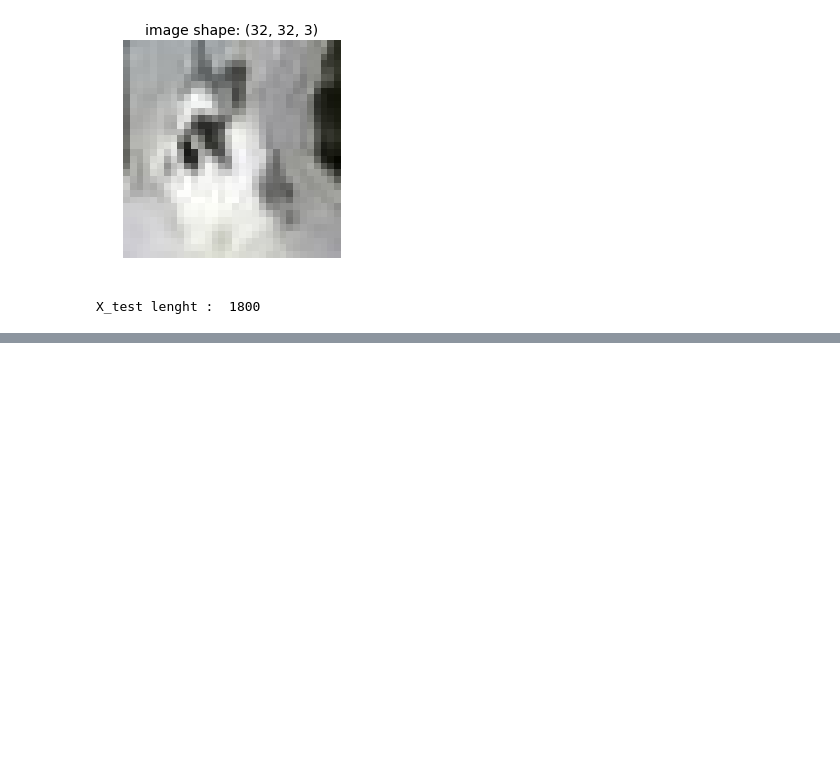
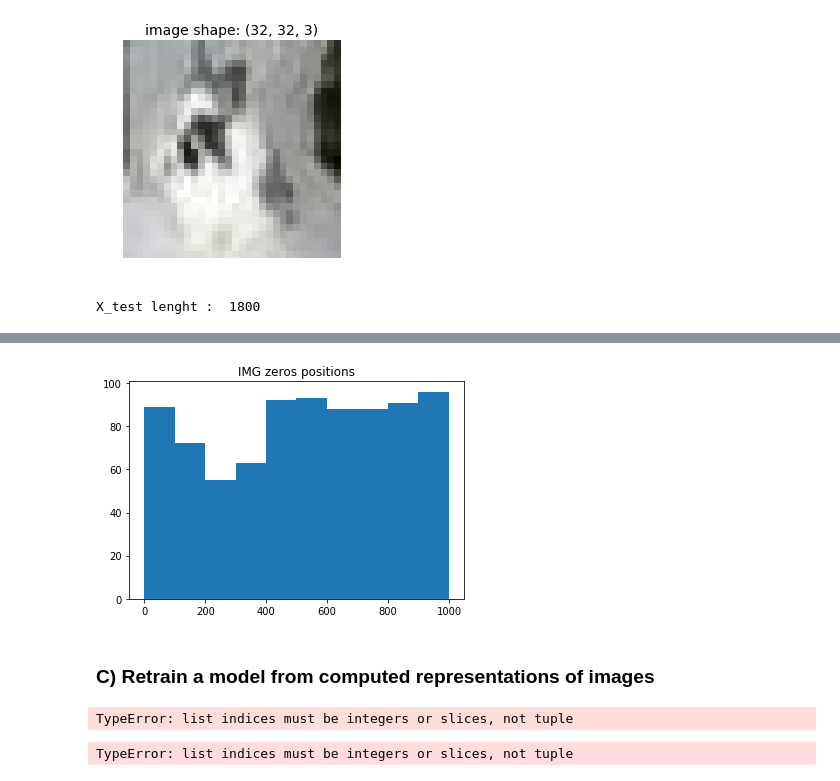
Before and after one commit to JeremyBouhi/DeepLearning, a Jupyter notebook: DeepLearningProject.ipynb, the cells around one changed output, grey strips where cells are left out. Cells and saved outputs as stored; diff of their text form; code cells hidden in the pictures; blank space fills up the shorter version.

```diff
--- a/DeepLearningProject.ipynb
+++ b/DeepLearningProject.ipynb
@@ -117,0 +181,8 @@ X_test lenght :  1800
+# %%
+#Create a truncated Model using ResNet50.input and the before last layer
+from keras.layers import Input, Flatten
+
+feat_extractor_model = ResNet50(include_top=True, weights='imagenet')
+feat_extractor_model.layers.pop() #remove the last dense classification layer
+
+feat_extractor_model.summary();
@@ -117,0 +233,17 @@ X_test lenght :  1800
+# %%
+#Preprocess image in order to extract the feature/concept of the image
+def preprocess_resnet(x, size):
+    x = resize(x, size, mode='reflect', preserve_range=True)
+    x = np.expand_dims(x, axis=0)
+    if x.ndim == 3:
+        x = np.expand_dims(x, axis=0)
+    return preprocess_input(x)
+# %%
+#Extract/Print the image concept
+img2 = X_train[4]
+img_preprocessed = preprocess_resnet(img2, resnet_input_size)
+if feat_extractor_model:
+    img_representation = feat_extractor_model.predict(img_preprocessed)
+    print("Image deep representation shape: (%d, %d)" % img_representation.shape)
+    for activation in np.ravel(img_representation):
+        print(activation)
@@ -117,0 +268,10 @@ X_test lenght :  1800
+# %%
+#Print the class of the image
+if feat_extractor_model:
+    plt.hist(np.where(img_representation <= 10e-6)[1]) #We consider 10e-6 = 0 for cat representation
+    plt.title("IMG zeros positions")
+    plt.show()
+# %% [output]
+[figure, added]
+# %% [markdown]
+### C) Retrain a model from computed representations of images
@@ -117,0 +297,12 @@ X_test lenght :  1800
+# %%
+preprocess_input(X_train)
+# %% [output]
+TypeError: list indices must be integers or slices, not tuple
+# %%
+if feat_extractor_model:
+    X_extracted_tr = feat_extractor_model.predict(preprocess_input(X_train), verbose=1)
+
+    #X_extracted_val = feat_extractor_model.predict(preprocess_input(X_val), verbose=1)
+    print('Done extracting resnet50 features..')
+# %% [output]
+TypeError: list indices must be integers or slices, not tuple
```
Also changed, not shown: parts of 13 cells of this notebook.
